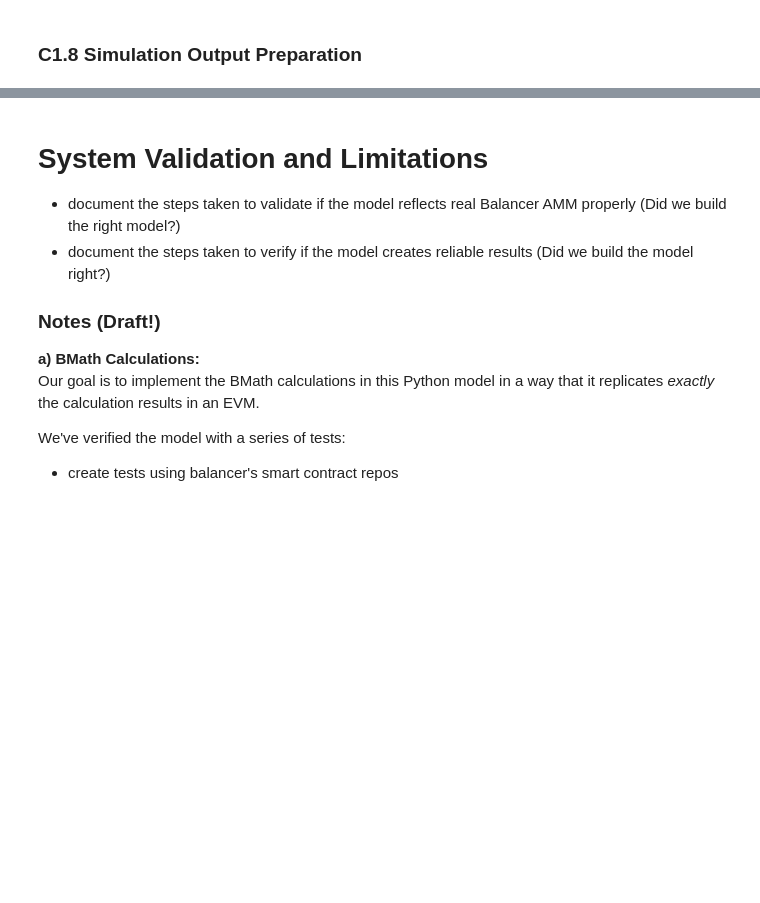
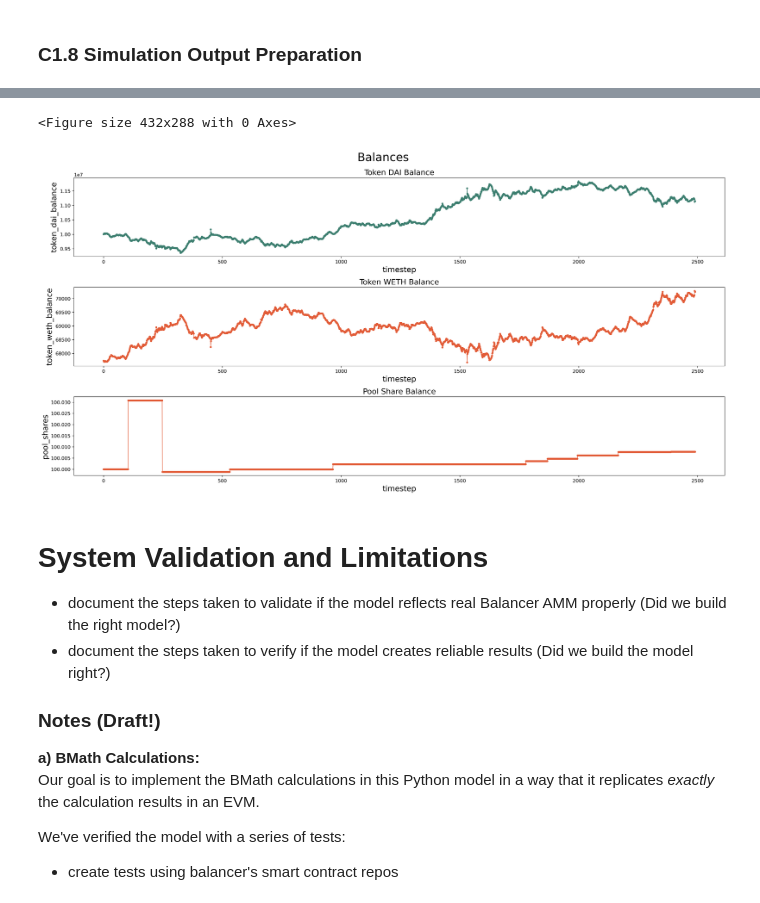
Before and after one commit to TokenEngineeringCommunity/BalancerPools_Model, a Jupyter notebook: BalancerAMM-v013.ipynb, the cells around one changed output, grey strips where cells are left out. Saved outputs shown, nothing was run; the diff lists cells and outputs as text; code cells hidden in the pictures; blank space fills up the shorter version.

Commit message:
First plots/layout added
pulling data directly from p_df

```diff
--- a/BalancerAMM-v013.ipynb
+++ b/BalancerAMM-v013.ipynb
@@ -309,3 +282,34 @@ all further simulations C2 + C3 go here
+# %%
+#USE VALUES DIRECTLY FROM DATAFRAME ZERO (p_df)
+
+x = p_df['timestep'] #change to datetime, solve processing issue
+y1 = p_df['token_dai_balance']
+y2 = p_df['token_weth_balance']
+y3 = p_df['pool_shares']
+
+plt.figure()
+fig, axs = plt.subplots(figsize=(20,10), dpi=300, ncols=1, nrows=3, constrained_layout=True)
+fig.suptitle('Balances', fontsize=24)
+axs[0].plot(x, y1, linewidth=1, marker=".", color="#3C7E6F")
+axs[0].set_title('Token DAI Balance', fontsize=16)
+axs[0].set_xlabel('timestep', fontsize=16)
+axs[0].set_ylabel('token_dai_balance', fontsize=16)
+
+axs[1].plot(x, y2, linewidth=1, marker=".", color="#E25C38")
+axs[1].set_title('Token WETH Balance', fontsize=16)
+axs[1].set_xlabel('timestep', fontsize=16)
+axs[1].set_ylabel('token_weth_balance', fontsize=16)
+
+axs[2].plot(x, y3, linewidth=1, marker=".", color="#E25C38")
+axs[2].set_title('Pool Share Balance', fontsize=16)
+axs[2].set_xlabel('timestep', fontsize=16)
+axs[2].set_ylabel('pool_shares', fontsize=16)
+
+
+plt.show()
+# %% [output]
+<Figure size 432x288 with 0 Axes>
+[figure, added]
 # %% [markdown]
 # System Validation and Limitations
 
```
Also changed, not shown: parts of 9 cells of this notebook, 1 other file.
